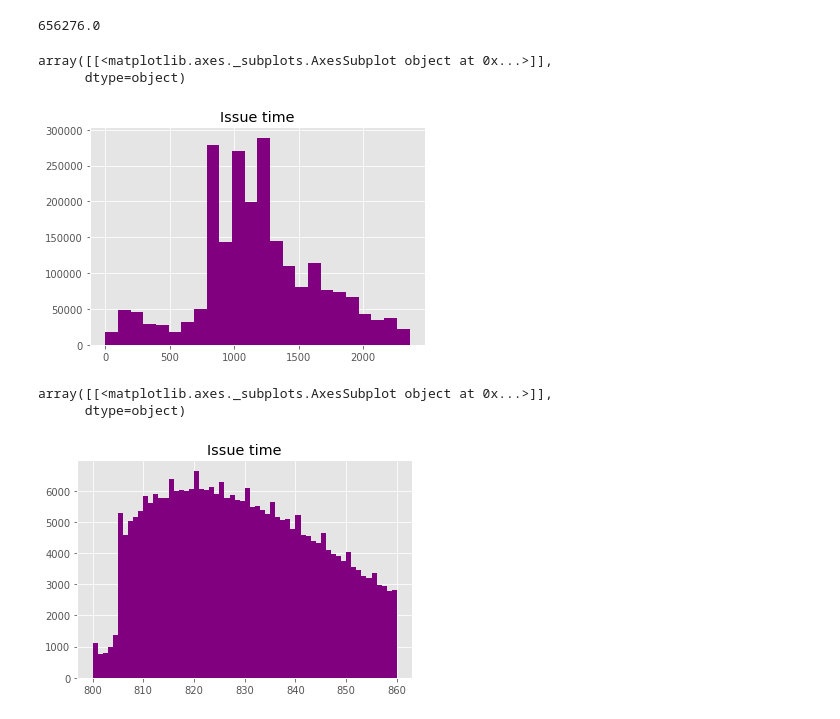
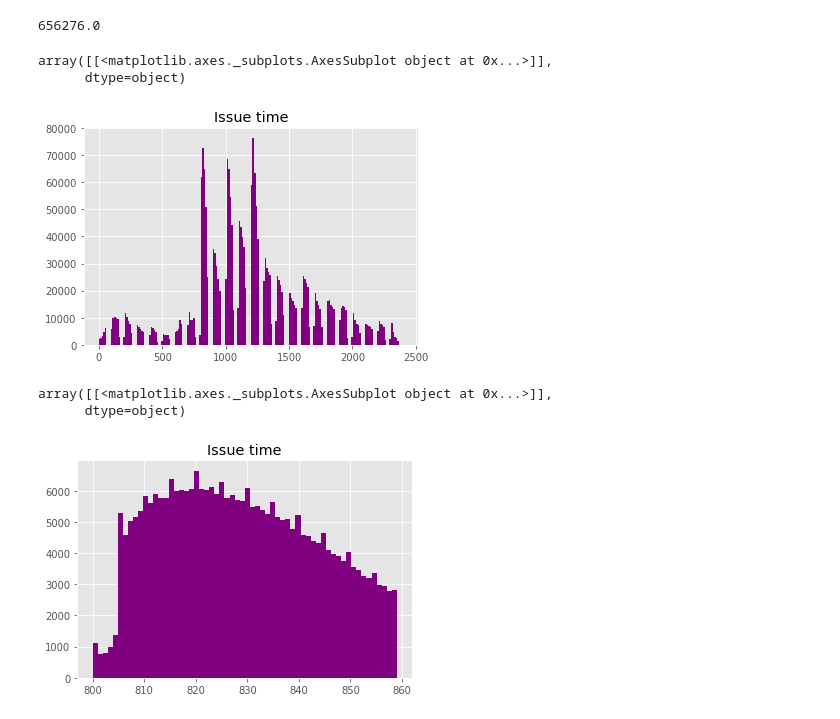
Before and after one commit to fisherra/la_parking_citations, a Jupyter notebook: eda_date_time.ipynb, the cells around one changed output. Cells and saved outputs as stored; diff of their text form; code cells hidden in the pictures.

Commit message:
date_time eda rough draft complete

```diff
--- a/eda_date_time.ipynb
+++ b/eda_date_time.ipynb
@@ -147,14 +149,14 @@ max(sum_fine_by_day)
 # %% [output]
 656276.0
 # %%
-la_ticket_2017.hist('Issue time', bins=24, color = 'purple')
+la_ticket_2017.hist('Issue time', range=(0, 2400), bins=200, color = 'purple')
 # %% [output]
 array([[<matplotlib.axes._subplots.AxesSubplot object at 0x...>]],
       dtype=object)
-[figure, old version]
+[figure, new version]
 # %%
-la_ticket_2017.hist('Issue time', range=(800, 860), bins=60, color = 'purple')
+la_ticket_2017.hist('Issue time', range=(800, 859), bins=60, color = 'purple')
 # %% [output]
 array([[<matplotlib.axes._subplots.AxesSubplot object at 0x...>]],
       dtype=object)
-[figure, old version]
+[figure, new version]
```
Also changed, not shown: parts of 13 cells of this notebook.
